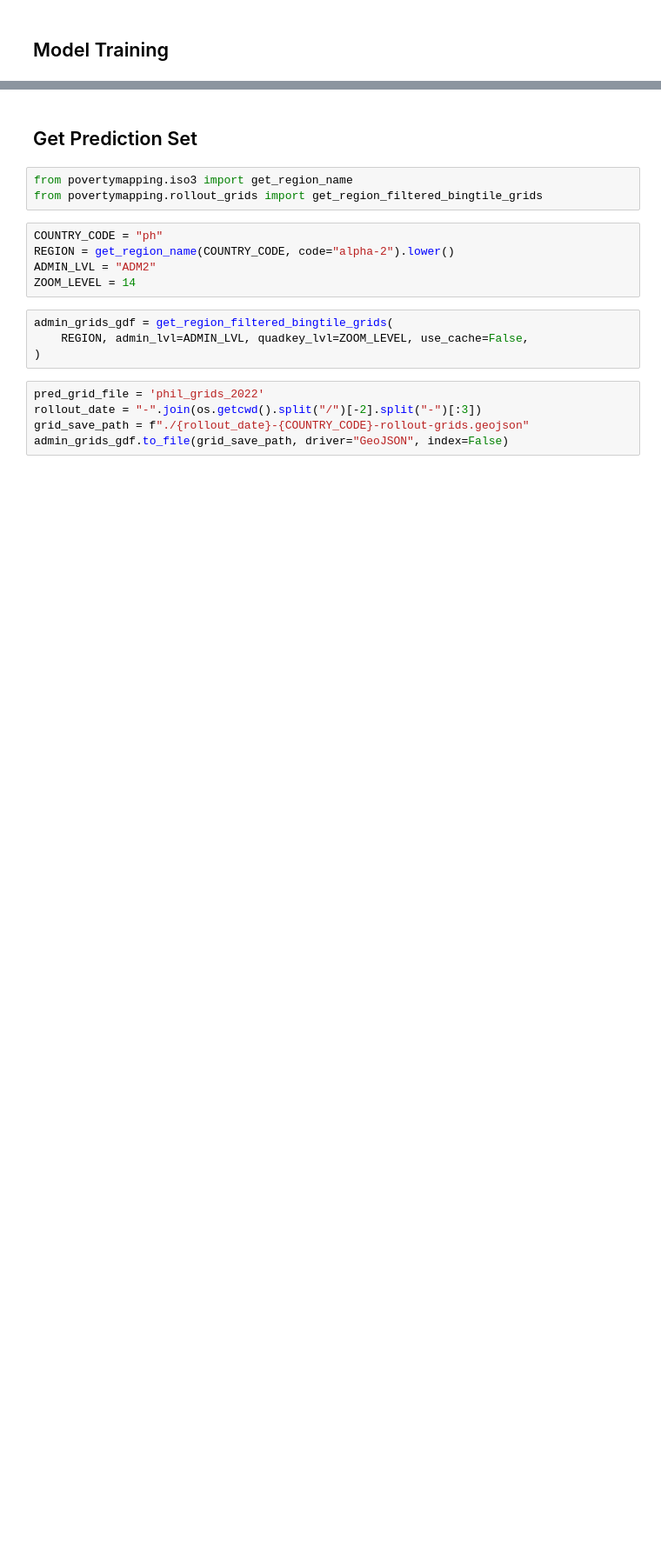
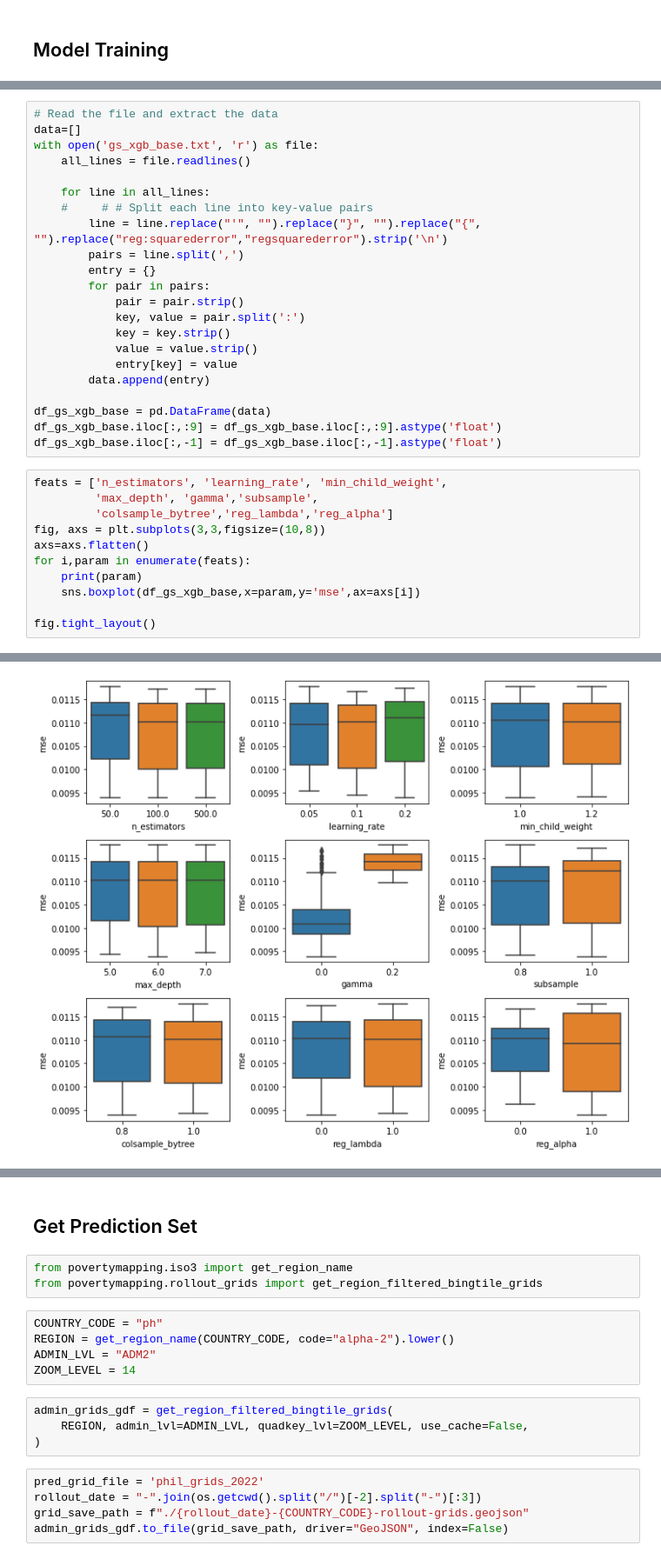
Before and after one commit to teofc111/poverty_mapping, a Jupyter notebook: poverty_mapping.ipynb, the cells around one changed output, grey strips where cells are left out. Shown at 87% size. Cells and saved outputs as stored; diff of their text form; blank space fills up the shorter version.

```diff
--- a/poverty_mapping.ipynb
+++ b/poverty_mapping.ipynb
@@ -682,0 +533,34 @@ fig.tight_layout()
+# %%
+# Read the file and extract the data
+data=[]
+with open('gs_xgb_base.txt', 'r') as file:
+    all_lines = file.readlines()
+
+    for line in all_lines:
+    #     # # Split each line into key-value pairs
+        line = line.replace("'", "").replace("}", "").replace("{", "").replace("reg:squarederror","regsquarederror").strip('\n')
+        pairs = line.split(',')
+        entry = {}
+        for pair in pairs:
+            pair = pair.strip()
+            key, value = pair.split(':')
+            key = key.strip()
+            value = value.strip()
+            entry[key] = value
+        data.append(entry)
+
+df_gs_xgb_base = pd.DataFrame(data)
+df_gs_xgb_base.iloc[:,:9] = df_gs_xgb_base.iloc[:,:9].astype('float')
+df_gs_xgb_base.iloc[:,-1] = df_gs_xgb_base.iloc[:,-1].astype('float')
+# %%
+feats = ['n_estimators', 'learning_rate', 'min_child_weight',
+         'max_depth', 'gamma','subsample',
+         'colsample_bytree','reg_lambda','reg_alpha']
+fig, axs = plt.subplots(3,3,figsize=(10,8))
+axs=axs.flatten()
+for i,param in enumerate(feats):
+    print(param)
+    sns.boxplot(df_gs_xgb_base,x=param,y='mse',ax=axs[i])
+
+fig.tight_layout()
+# %% [output]
@@ -682,0 +576 @@ fig.tight_layout()
+[figure, added]
```
Also changed, not shown: parts of 44 cells of this notebook, 1 other file.
